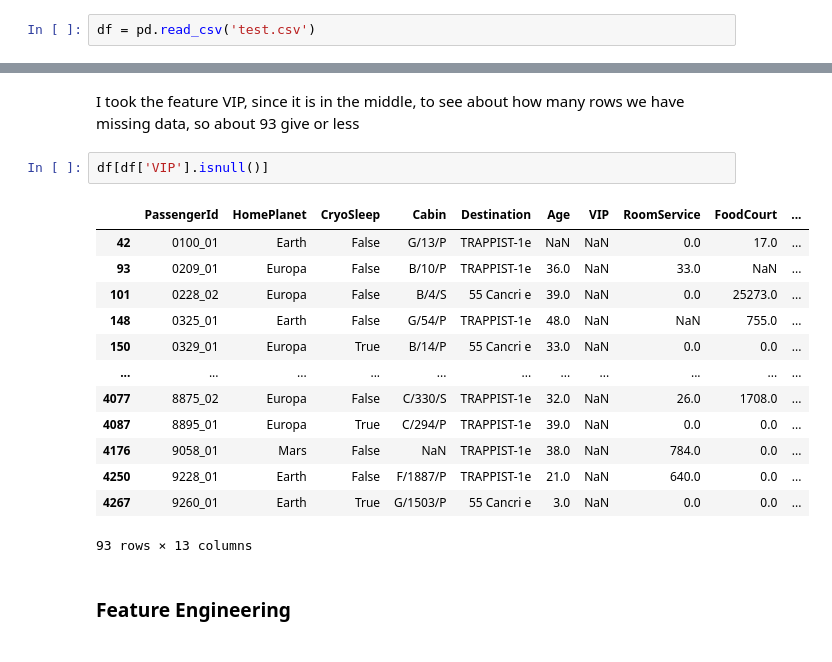
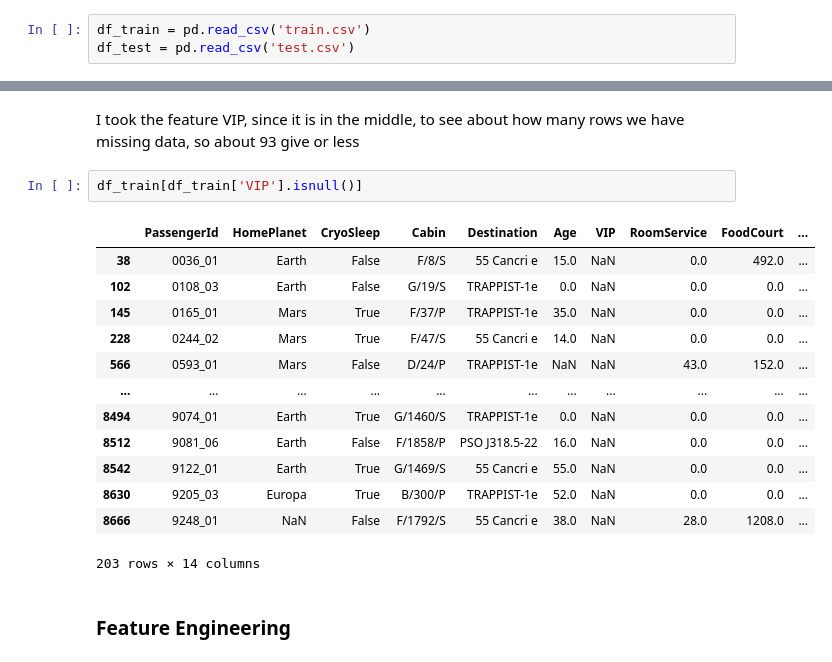
Before and after one commit to Daniel-Aguila/SpaceTitanic, a Jupyter notebook: main.ipynb, the cells around one changed output, grey strips where cells are left out. Drawn from its saved outputs; the diff is of its cells as text.

```diff
--- a/main.ipynb
+++ b/main.ipynb
@@ -6,7 +6,8 @@ import seaborn as sns
 # %% [markdown]
 <h3>Open Data</h3>
 # %%
-df = pd.read_csv('test.csv')
+df_train = pd.read_csv('train.csv')
+df_test = pd.read_csv('test.csv')
 # %% [markdown]
 <h3>Analyze Data</h3>
 # %%
@@ -72,21 +73,21 @@ plt.xticks(rotation=90);
 # %% [markdown]
 I took the feature VIP, since it is in the middle, to see about how many rows we have missing data, so about 93 give or less
 # %%
-df[df['VIP'].isnull()]
+df_train[df_train['VIP'].isnull()]
 # %% [output]
 |  | PassengerId | HomePlanet | CryoSleep | Cabin | Destination | Age | VIP | RoomService | FoodCourt | ... |
-| 42 | 0100_01 | Earth | False | G/13/P | TRAPPIST-1e | NaN | NaN | 0.0 | 17.0 | ... |
-| 93 | 0209_01 | Europa | False | B/10/P | TRAPPIST-1e | 36.0 | NaN | 33.0 | NaN | ... |
-| 101 | 0228_02 | Europa | False | B/4/S | 55 Cancri e | 39.0 | NaN | 0.0 | 25273.0 | ... |
-| 148 | 0325_01 | Earth | False | G/54/P | TRAPPIST-1e | 48.0 | NaN | NaN | 755.0 | ... |
-| 150 | 0329_01 | Europa | True | B/14/P | 55 Cancri e | 33.0 | NaN | 0.0 | 0.0 | ... |
+| 38 | 0036_01 | Earth | False | F/8/S | 55 Cancri e | 15.0 | NaN | 0.0 | 492.0 | ... |
+| 102 | 0108_03 | Earth | False | G/19/S | TRAPPIST-1e | 0.0 | NaN | 0.0 | 0.0 | ... |
+| 145 | 0165_01 | Mars | True | F/37/P | TRAPPIST-1e | 35.0 | NaN | 0.0 | 0.0 | ... |
+| 228 | 0244_02 | Mars | True | F/47/S | 55 Cancri e | 14.0 | NaN | 0.0 | 0.0 | ... |
+| 566 | 0593_01 | Mars | False | D/24/P | TRAPPIST-1e | NaN | NaN | 43.0 | 152.0 | ... |
 | ... | ... | ... | ... | ... | ... | ... | ... | ... | ... | ... |
-| 4077 | 8875_02 | Europa | False | C/330/S | TRAPPIST-1e | 32.0 | NaN | 26.0 | 1708.0 | ... |
-| 4087 | 8895_01 | Europa | True | C/294/P | TRAPPIST-1e | 39.0 | NaN | 0.0 | 0.0 | ... |
-| 4176 | 9058_01 | Mars | False | NaN | TRAPPIST-1e | 38.0 | NaN | 784.0 | 0.0 | ... |
-| 4250 | 9228_01 | Earth | False | F/1887/P | TRAPPIST-1e | 21.0 | NaN | 640.0 | 0.0 | ... |
-| 4267 | 9260_01 | Earth | True | G/1503/P | 55 Cancri e | 3.0 | NaN | 0.0 | 0.0 | ... |
+| 8494 | 9074_01 | Earth | True | G/1460/S | TRAPPIST-1e | 0.0 | NaN | 0.0 | 0.0 | ... |
+| 8512 | 9081_06 | Earth | False | F/1858/P | PSO J318.5-22 | 16.0 | NaN | 0.0 | 0.0 | ... |
+| 8542 | 9122_01 | Earth | True | G/1469/S | 55 Cancri e | 55.0 | NaN | 0.0 | 0.0 | ... |
+| 8630 | 9205_03 | Europa | True | B/300/P | TRAPPIST-1e | 52.0 | NaN | 0.0 | 0.0 | ... |
+| 8666 | 9248_01 | NaN | False | F/1792/S | 55 Cancri e | 38.0 | NaN | 28.0 | 1208.0 | ... |
-93 rows × 13 columns
+203 rows × 14 columns
 # %% [markdown]
 <h3>Feature Engineering</h3>
 # %% [markdown]
```
Also changed, not shown: parts of 19 cells of this notebook.
